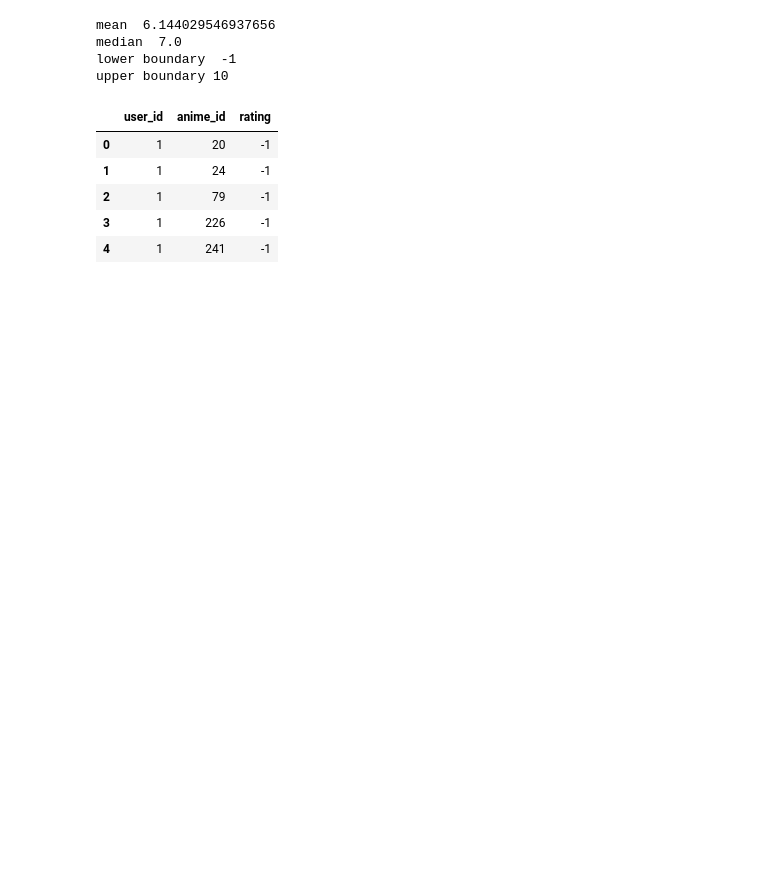
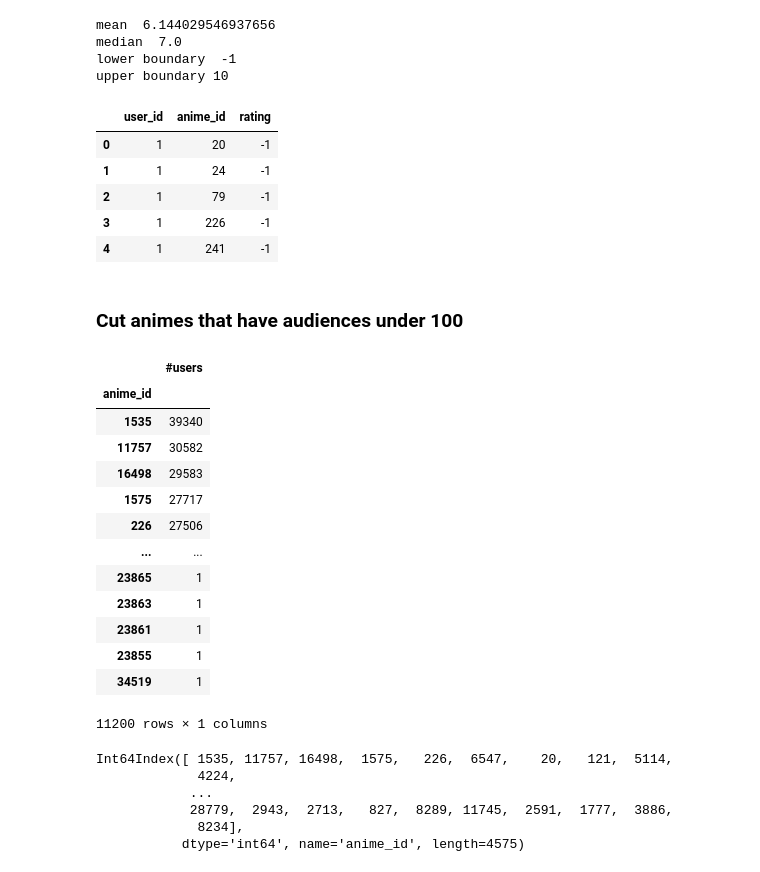
Before and after one commit to aomerkii/Casual_recommender, a Jupyter notebook: user_CF_recommender.ipynb, the cells around one changed output. Drawn from its saved outputs; the diff is of its cells as text; code cells hidden in the pictures; blank space fills up the shorter version.

```diff
--- a/user_CF_recommender.ipynb
+++ b/user_CF_recommender.ipynb
@@ -2,6 +2,7 @@
 import pandas as pd
 import numpy as np
 rating=pd.read_csv('rating.csv')
+rating['user_id']=rating['user_id'].astype(str)
 print('mean ',rating.rating.mean())
 print('median ',rating.rating.quantile(0.5))
 print('lower boundary ',rating.rating.min())
@@ -18,3 +19,34 @@ upper boundary 10
 | 2 | 1 | 79 | -1 |
 | 3 | 1 | 226 | -1 |
 | 4 | 1 | 241 | -1 |
+# %% [markdown]
+<h3>Cut animes that have audiences under 100
+# %%
+anime_popular=rating.groupby(['anime_id'])['user_id'].nunique().to_frame().sort_values('user_id',ascending=False)
+anime_popular.rename(columns={'user_id':'#users'},inplace=True)
+anime_popular
+# %% [output]
+|  | #users |
+| anime_id |  |
+| 1535 | 39340 |
+| 11757 | 30582 |
+| 16498 | 29583 |
+| 1575 | 27717 |
+| 226 | 27506 |
+| ... | ... |
+| 23865 | 1 |
+| 23863 | 1 |
+| 23861 | 1 |
+| 23855 | 1 |
+| 34519 | 1 |
+11200 rows × 1 columns
+# %%
+anime_list=anime_popular[anime_popular['#users']>100].index
+anime_list
+# %% [output]
+Int64Index([ 1535, 11757, 16498,  1575,   226,  6547,    20,   121,  5114,
+             4224,
+            ...
+            28779,  2943,  2713,   827,  8289, 11745,  2591,  1777,  3886,
+             8234],
+           dtype='int64', name='anime_id', length=4575)
```
Also changed, not shown: parts of 14 cells of this notebook.
